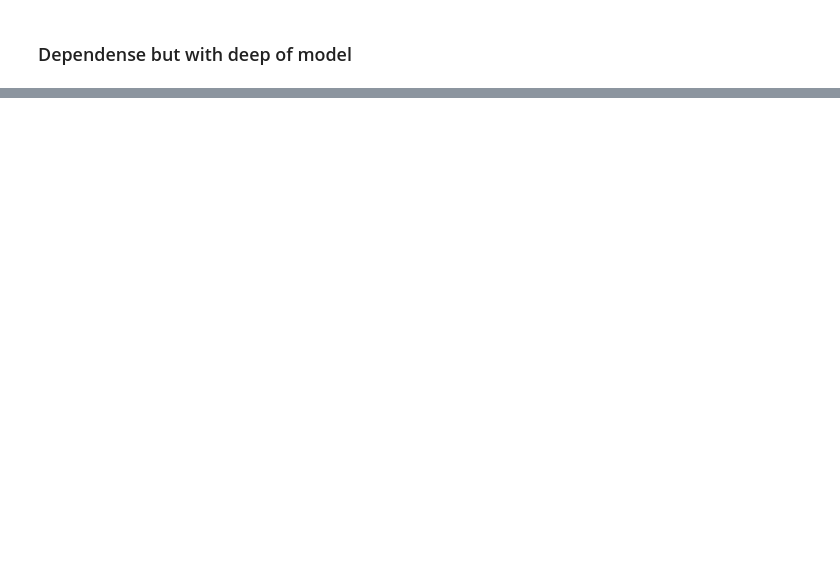
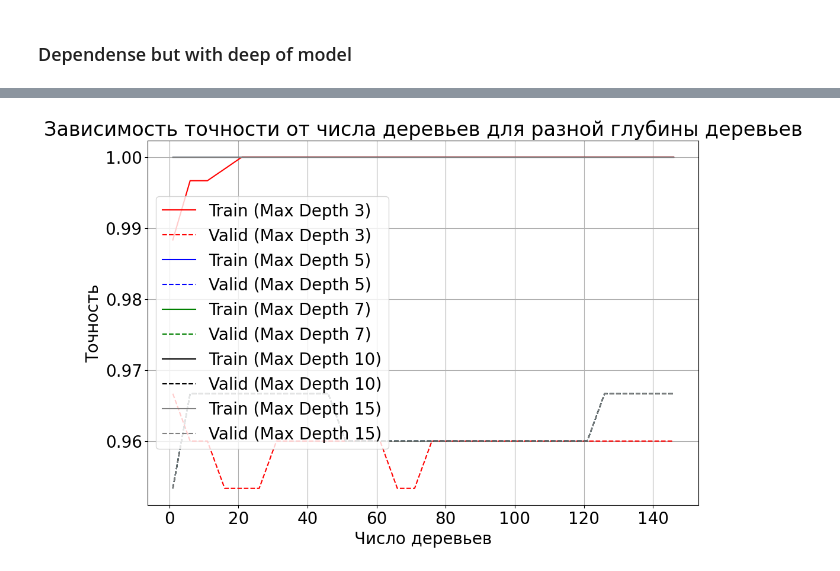
Before and after one commit to NikitaGoltsev/Theory_of_stat_decisions, a Jupyter notebook: lab03/diabet-data.ipynb, the cells around one changed output, grey strips where cells are left out. Saved outputs shown, nothing was run; the diff lists cells and outputs as text; code cells hidden in the pictures; blank space fills up the shorter version.

```diff
--- a/lab03/diabet-data.ipynb
+++ b/lab03/diabet-data.ipynb
@@ -321,0 +308,57 @@ KeyboardInterrupt:
+# %%
+# dataset = datasets.load_wine()
+from sklearn import datasets
+cv = StratifiedKFold(n_splits=5)
+dataset = datasets.load_iris()
+
+xs = dataset.data
+ys = dataset.target
+
+xs_train, xs_test, ys_train, ys_test = train_test_split(xs, ys, test_size=0.2, random_state=42)
+
+n_estimators_values = np.arange(1, 150, 5)
+max_depth_values = [3, 5, 7, 10, 15]
+
+colors = ['red', 'blue', 'green', 'black', 'grey']
+
+train_scores = []
+valid_scores = []
+
+for max_depth in max_depth_values:
+    train_scores_depth = []
+    valid_scores_depth = []
+
+    for n_estimators in n_estimators_values:
+        train_sc = []
+        valid_sc = []
+
+        for train, test in cv.split(xs, ys):
+            gb_model = GradientBoostingClassifier(max_depth=max_depth, n_estimators=n_estimators, random_state=42)
+            gb_model.fit(xs[train], ys[train])
+
+            pred_train = gb_model.predict(xs[train])
+            pred_test  = gb_model.predict(xs[test])
+
+            train_sc.append(accuracy_score(ys[train], pred_train))
+            valid_sc.append(accuracy_score(ys[test], pred_test))
+
+        train_scores_depth.append(np.mean(train_sc))
+        valid_scores_depth.append(np.mean(valid_sc))
+
+    train_scores.append(train_scores_depth)
+    valid_scores.append(valid_scores_depth)
+
+plt.figure(figsize=(12, 8))
+
+for i, (max_depth, color) in enumerate(zip(max_depth_values, colors)):
+    plt.plot(n_estimators_values, train_scores[i], label=f'Train (Max Depth {max_depth})', color=color)
+    plt.plot(n_estimators_values, valid_scores[i], label=f'Valid (Max Depth {max_depth})', linestyle='dashed', color=color)
+
+plt.xlabel('Число деревьев')
+plt.ylabel('Точность')
+plt.title('Зависимость точности от числа деревьев для разной глубины деревьев')
+plt.grid(True)
+plt.legend()
+plt.show()
+# %% [output]
+[figure, added]
```
Also changed, not shown: parts of 8 cells of this notebook, 1 other file.
